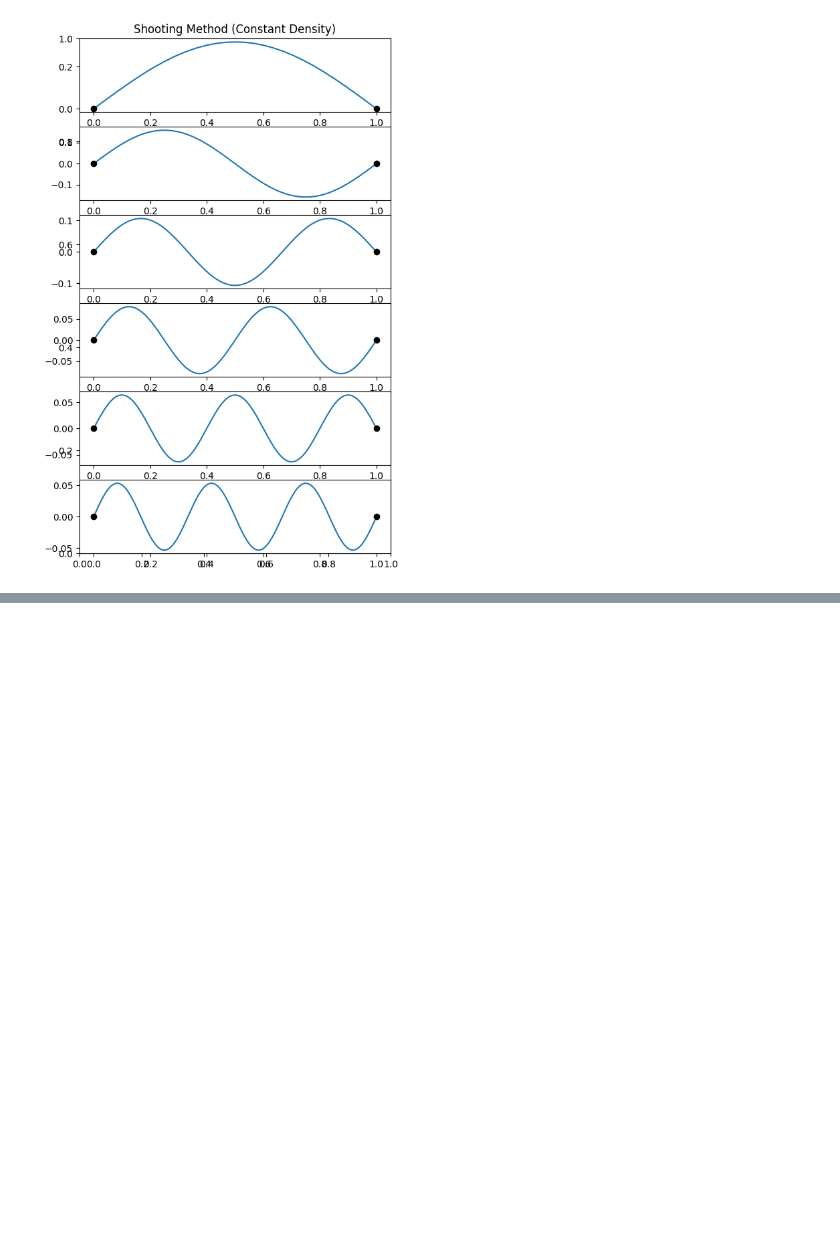
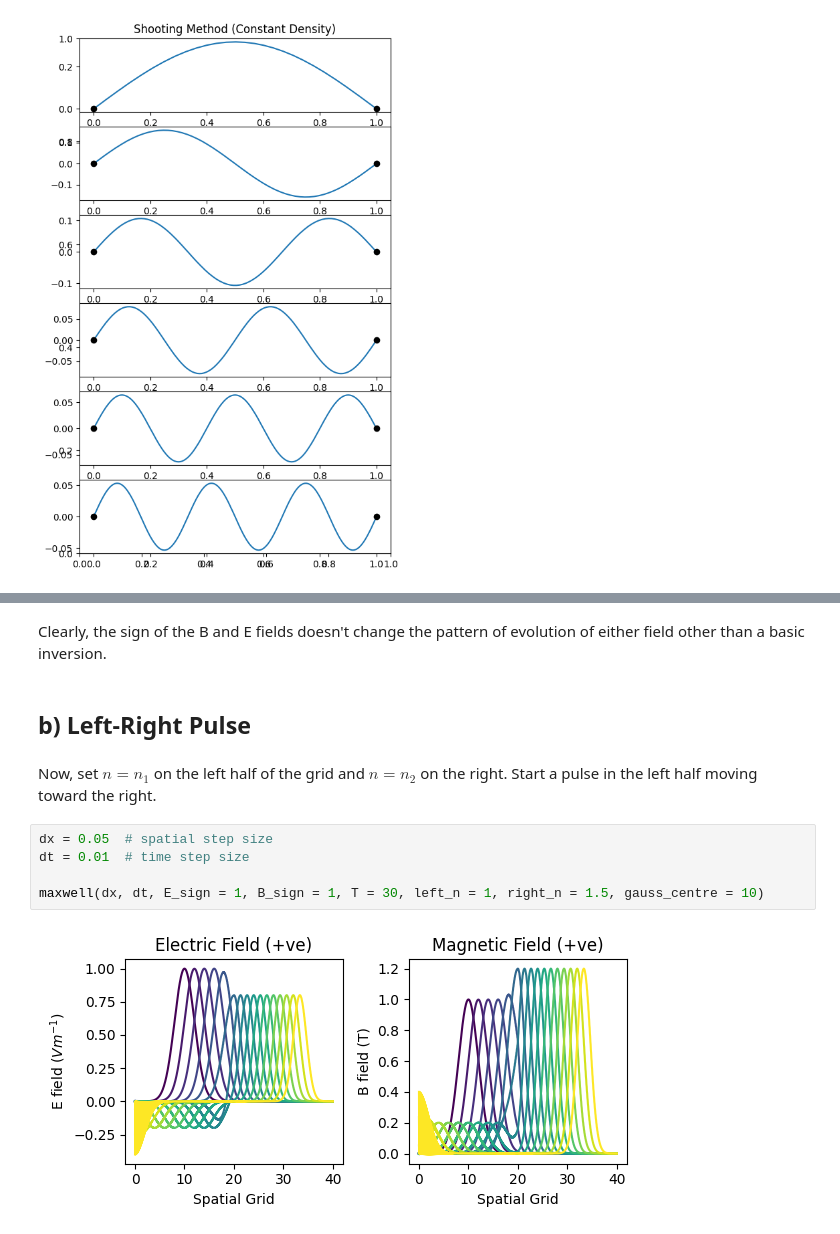
Before and after one commit to LFW25/PHYS512-Computational_Physics, a Jupyter notebook: Assignments/A6.ipynb, the cells around one changed output, grey strips where cells are left out. Saved outputs shown, nothing was run; the diff lists cells and outputs as text; blank space fills up the shorter version.

```diff
--- a/Assignments/A6.ipynb
+++ b/Assignments/A6.ipynb
@@ -562,0 +685,13 @@ shoot_vary()
+# %% [markdown]
+Clearly, the sign of the B and E fields doesn't change the pattern of evolution of either field other than a basic inversion.
+# %% [markdown]
+## **b)** Left-Right Pulse
+# %% [markdown]
+Now, set $n = n_1$ on the left half of the grid and $n = n_2$ on the right. Start a pulse in the left half moving toward the right.
+# %%
+dx = 0.05  # spatial step size
+dt = 0.01  # time step size
+
+maxwell(dx, dt, E_sign = 1, B_sign = 1, T = 30, left_n = 1, right_n = 1.5, gauss_centre = 10)
+# %% [output]
+[figure, added]
```
Also changed, not shown: parts of 13 cells of this notebook.
